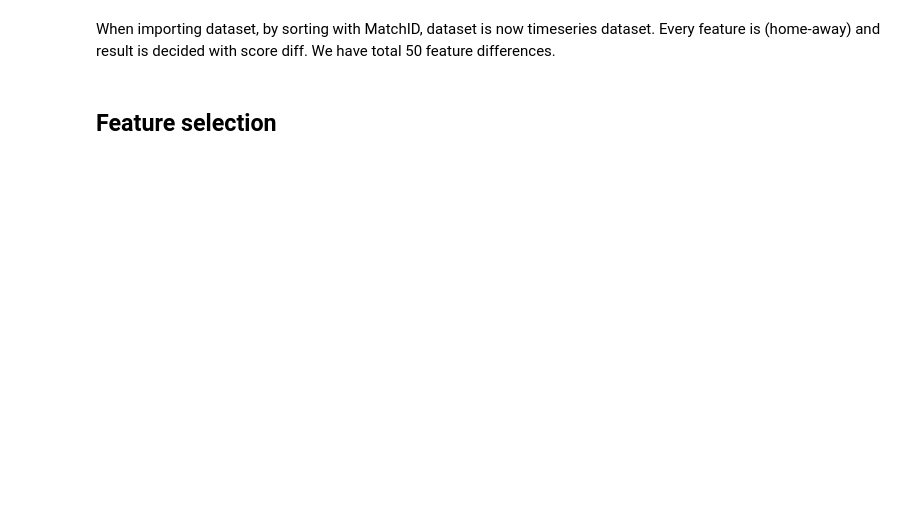
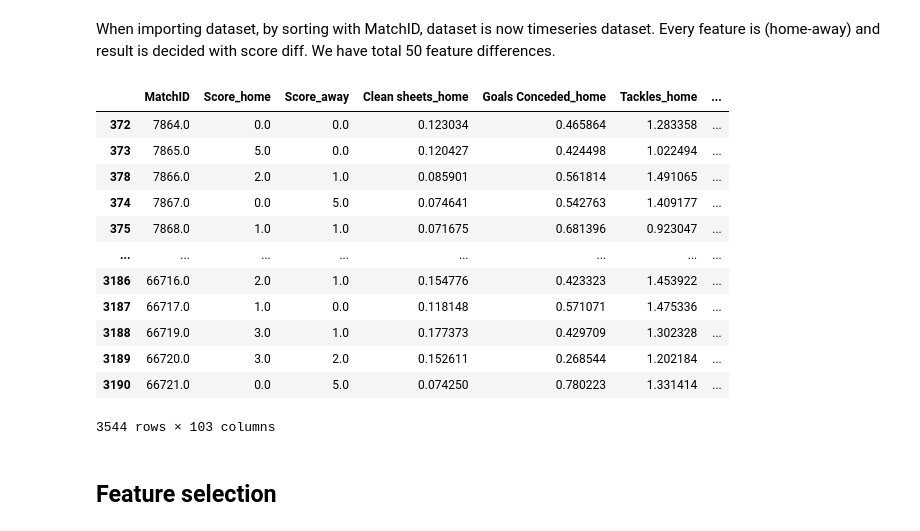
Before and after one commit to ho7221/ML_term_project, a Jupyter notebook: rhj_attempt_10.ipynb, the cells around one changed output. Drawn from its saved outputs; the diff is of its cells as text; code cells hidden in the pictures; blank space fills up the shorter version.

```diff
--- a/rhj_attempt_10.ipynb
+++ b/rhj_attempt_10.ipynb
@@ -23,3 +20,19 @@ y=df_diff.iloc[:,-1:].values.ravel()
+# %%
+data
+# %% [output]
+|  | MatchID | Score_home | Score_away | Clean sheets_home | Goals Conceded_home | Tackles_home | ... |
+| 372 | 7864.0 | 0.0 | 0.0 | 0.123034 | 0.465864 | 1.283358 | ... |
+| 373 | 7865.0 | 5.0 | 0.0 | 0.120427 | 0.424498 | 1.022494 | ... |
+| 378 | 7866.0 | 2.0 | 1.0 | 0.085901 | 0.561814 | 1.491065 | ... |
+| 374 | 7867.0 | 0.0 | 5.0 | 0.074641 | 0.542763 | 1.409177 | ... |
+| 375 | 7868.0 | 1.0 | 1.0 | 0.071675 | 0.681396 | 0.923047 | ... |
+| ... | ... | ... | ... | ... | ... | ... | ... |
+| 3186 | 66716.0 | 2.0 | 1.0 | 0.154776 | 0.423323 | 1.453922 | ... |
+| 3187 | 66717.0 | 1.0 | 0.0 | 0.118148 | 0.571071 | 1.475336 | ... |
+| 3188 | 66719.0 | 3.0 | 1.0 | 0.177373 | 0.429709 | 1.302328 | ... |
+| 3189 | 66720.0 | 3.0 | 2.0 | 0.152611 | 0.268544 | 1.202184 | ... |
+| 3190 | 66721.0 | 0.0 | 5.0 | 0.074250 | 0.780223 | 1.331414 | ... |
+3544 rows × 103 columns
 # %%
 scaler = StandardScaler().fit(X)
 X_scaled = scaler.transform(X)
```
Also changed, not shown: parts of 9 cells of this notebook.
